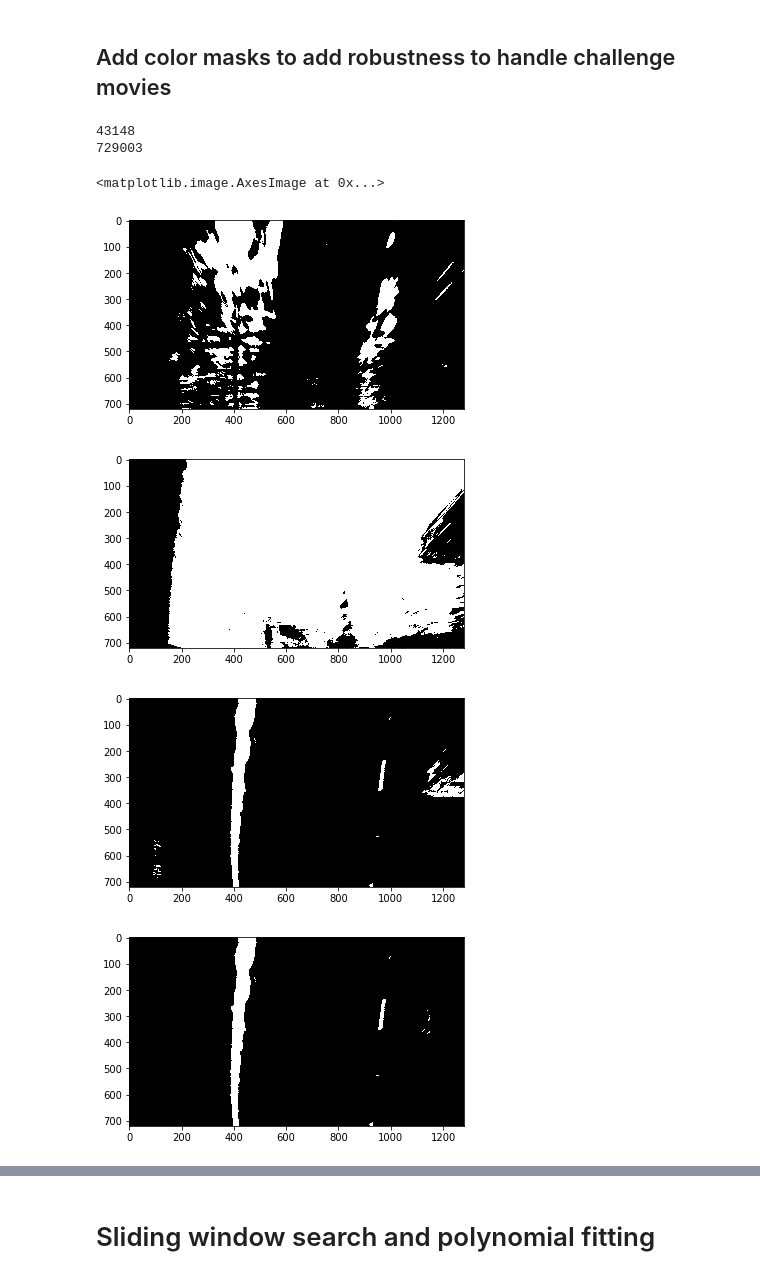
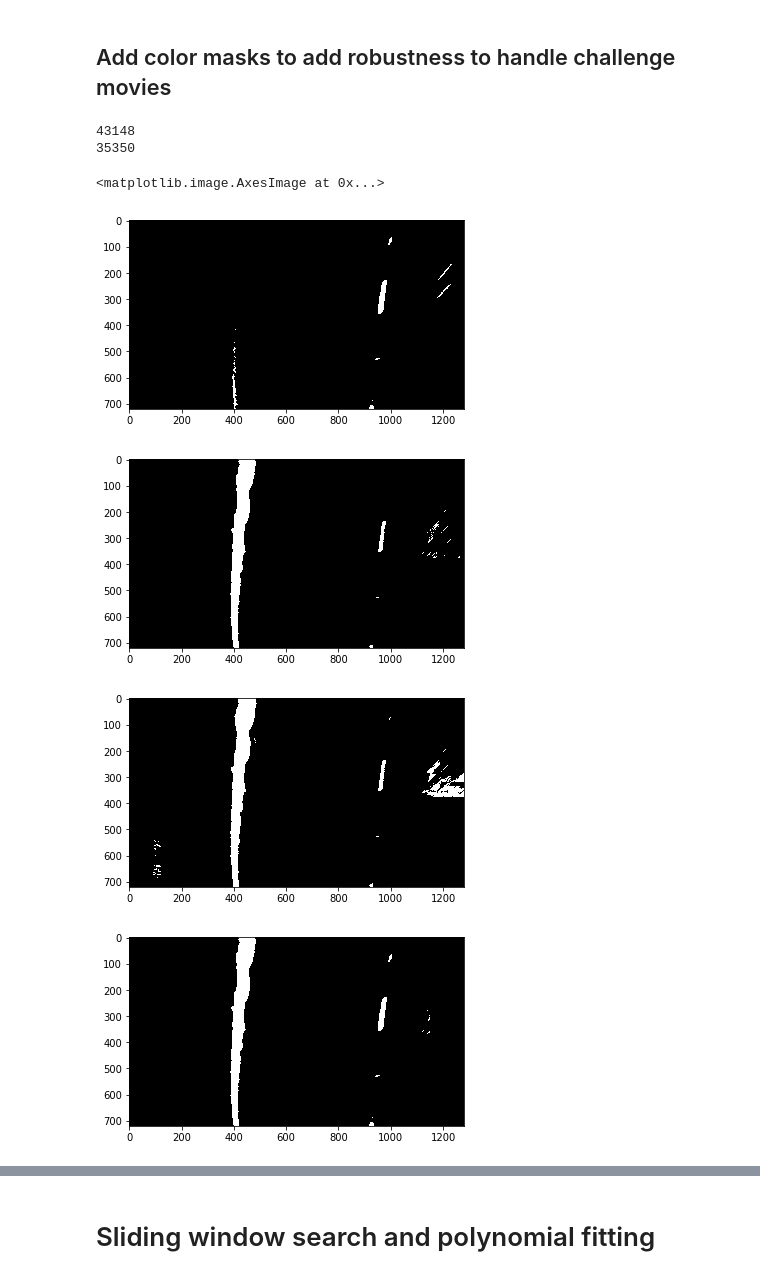
Before and after one commit to trivus/CarND-Advanced-Lane-Lines, a Jupyter notebook: advanced lane project.ipynb, the cells around one changed output, grey strips where cells are left out. Saved outputs shown, nothing was run; the diff lists cells and outputs as text; code cells hidden in the pictures.

```diff
--- a/advanced lane project.ipynb
+++ b/advanced lane project.ipynb
@@ -42,8 +42,8 @@ ax2.imshow(dst)
 # Perspective transform
 Get bird's view of the road from camera image
 # %%
-img_list = sorted(glob.glob('./test_images/*.jpg'))
-img_index = 3
+img_list = sorted(glob.glob('./test_images/*.*'))
+img_index = 2
 # %%
 fig, (ax1, ax2, ax3) = plt.subplots(1,3, figsize=(15, 30))
 
@@ -86,36 +86,36 @@ for i in range(3):
 ## Add color masks to add robustness to handle challenge movies
 # %%
 plt.figure()
-white = white_mask(hls, sensitivity=70)
+white = white_mask(warped, sensitivity=50)
 plt.imshow(white, 'gray')
 
 plt.figure()
-yellow = yellow_mask(hls)
+yellow = yellow_mask(hls, sensitivity=150)
 plt.imshow(yellow, 'gray')
 
 plt.figure()
 chan_mask = np.zeros_like(yellow)
 chan_mask[hls[..., 2] > 100] = 1
 plt.imshow(chan_mask, 'gray')
 print(np.sum(chan_mask))
 
 plt.figure()
 color_mask = cv2.bitwise_or(white, yellow)
 print (np.sum(color_mask))
-if np.sum(color_mask) > 40000:
-    color_mask = cv2.bitwise_and(color_mask, chan_mask)
-elif np.sum(color_mask) < 10000 and np.sum(chan_mask) < 20000:
-    color_mask = cv2.bitwise_or(color_mask, chan_mask)
+#if np.sum(color_mask) > 40000:
+#    color_mask = cv2.bitwise_and(color_mask, chan_mask)
+#elif np.sum(color_mask) < 10000 and np.sum(chan_mask) < 20000:
+#    color_mask = cv2.bitwise_or(color_mask, chan_mask)
 
 color_mask[:, :200] = 0
 color_mask[:, 1150:] = 0
 plt.imshow(color_mask, 'gray')
 # %% [output]
 43148
-729003
+35350
 <matplotlib.image.AxesImage at 0x...>
-[figure, old version]
+[figure, new version]
-[figure, old version]
+[figure, new version]
 [figure]
 [figure]
 # %%
```
Also changed, not shown: parts of 16 cells of this notebook, 17 other files.
